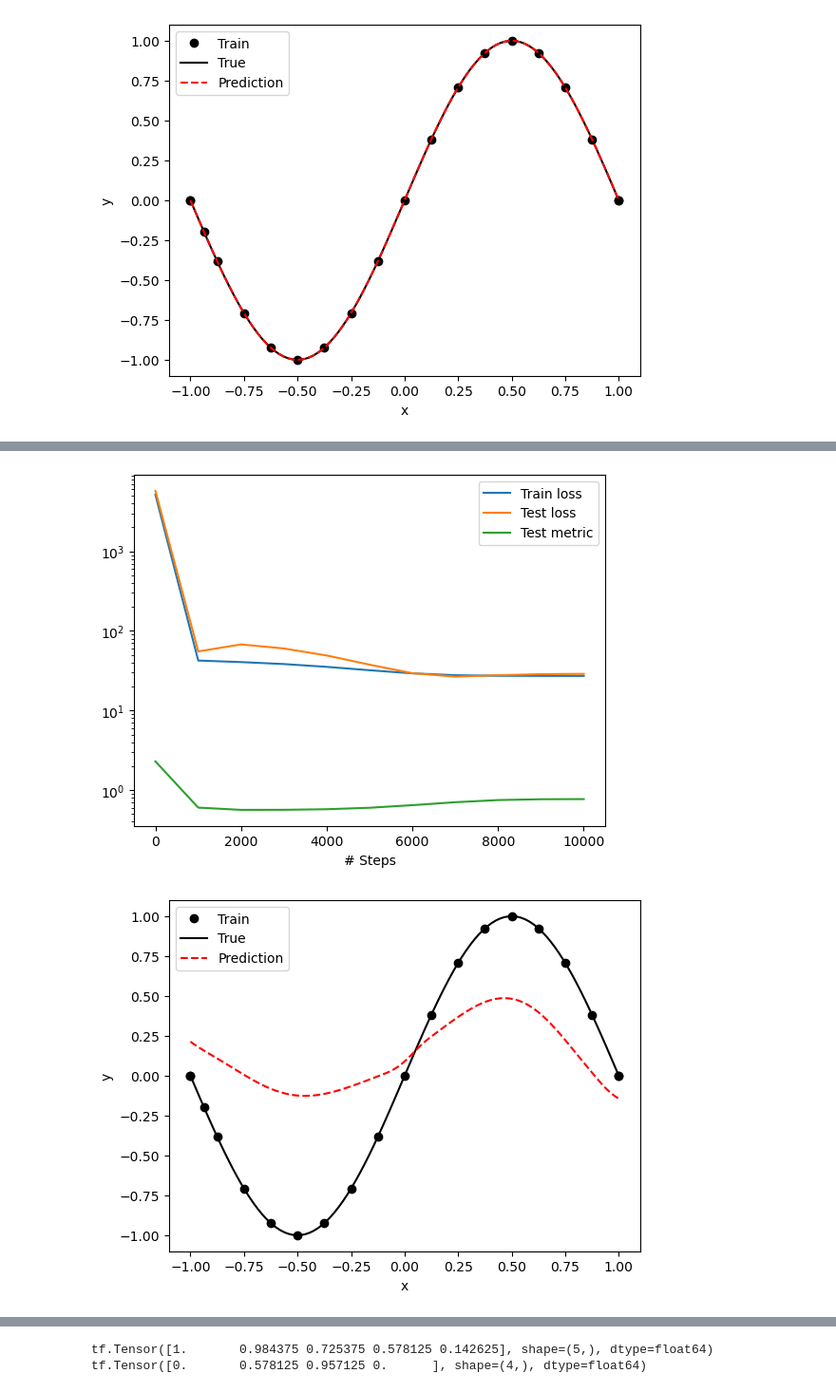
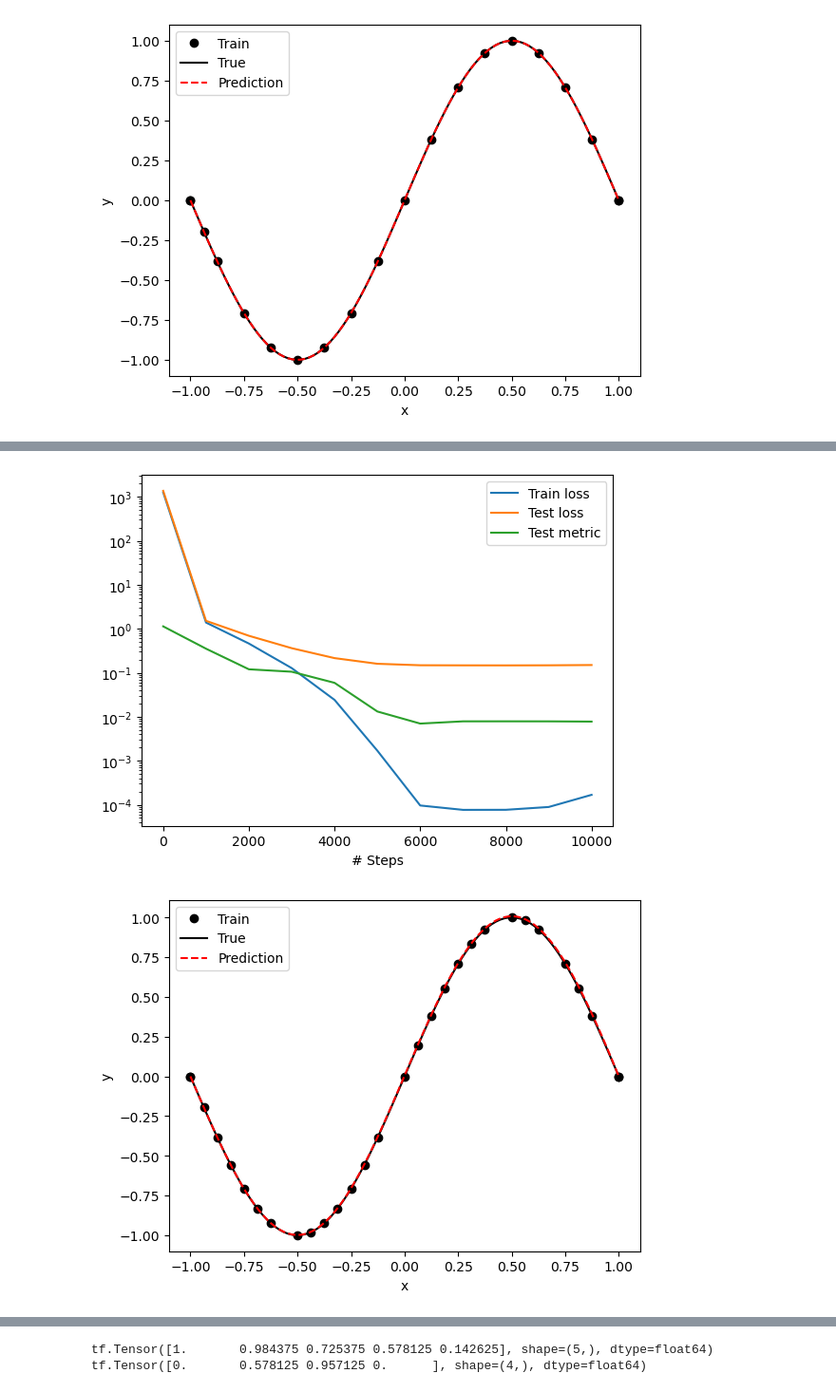
Before and after one commit to ZIB012/pacs, a Jupyter notebook: code/my_ex/Poisson_1D_finale.ipynb, the cells around one changed output, grey strips where cells are left out. Shown at 95% size. Drawn from its saved outputs; the diff is of its cells as text; code cells hidden in the pictures.

```diff
--- a/code/my_ex/Poisson_1D_finale.ipynb
+++ b/code/my_ex/Poisson_1D_finale.ipynb
@@ -503,47 +503,49 @@ import numpy as np
 from deepxde.backend import tf
 
 c1 = - 0.16171875
-def func_dx(x):
-    res = (c1 + 1/5*x**5 - x**4 + 47/24*x**3 - 15/8*x**2 + 225/256*x)/0.001041666666667
+def func_dx(x, a=0):
+    res = (c1 + 1/5*(x-a)**5 - (x-a)**4 + 47/24*(x-a)**3 - 15/8*(x-a)**2 + 225/256*(x-a))/0.001041666666667
     return res
 
 c2 =  0.1627604166666665
-def func_sx(x):
-    res = (c2 + 1/5*x**5 + x**4 + 47/24*x**3 + 15/8*x**2 + 225/256*x)/0.001041666666666
+def func_sx(x, a=0):
+    res = (c2 + 1/5*(x-a)**5 + (x-a)**4 + 47/24*(x-a)**3 + 15/8*(x-a)**2 + 225/256*(x-a))/0.001041666666666
     return res
 
-def pou(x):
-    return tf.clip_by_value(1-func_dx(x), 0.0, 1.0) + tf.clip_by_value(func_sx(x), 0.0, 1.0)
+def pou(x, spost=0, tot=2):
+    return tf.clip_by_value(1-func_dx(x, spost - tot), 0.0, 1.0) + tf.clip_by_value(func_sx(x, spost), 0.0, 1.0) - 1
 
-@tf.function
-def psi(x):
-    #ar = np.zeros(x.shape[0])
-    #for i in range(x.shape[0]):
-        #print(tf.where(x[i] > 1 or x[i] < -1, 0.0, 1.0))
-        #ar[i] = tf.where(x[i] > 1 or x[i] < -1, 0.0, 1.0)
-    #return tf.convert_to_tensor(ar)
-    #return tf.sin(x)
-    #return tf.where(x > 1 or x < -1, 0.0, 1.0)
-    return tf.clip_by_value(1 + (0.25 + x)**3, 0.0, 1.0) + tf.clip_by_value(1 - (x - 0.25)**3, 0.0, 1.0) - 1
+def pou_dx(x, spost=0, tot=2):
+    return tf.clip_by_value(func_dx(x, spost-tot), 0.0, 1.0)
 
-def psi_dx(x):
-    return tf.clip_by_value(1 - (x - 0.25)**3, 0.0, 1.0)
+def pou_sx(x, spost=0, tot=2):
+    return tf.clip_by_value(1-func_sx(x, spost), 0.0, 1.0)
 
-def psi_sx(x):
-    return tf.clip_by_value(1 + (0.25 + x)**3, 0.0, 1.0)
+npart = 1
 
-def indicatrice(a,b):
-    return lambda x: psi((2*x-b-a)/(b-a))
+a, b = -1, 1
+arr = np.linspace(a, b, npart+1)
+total = b - a - (arr[-1] - arr[-2])
 
-def indicatrice_dx(a, b):
-    return lambda x: psi_dx((2*x-b-a)/(b-a))
+nn_indicatrici = [lambda xx: pou_sx(xx, spost=0, tot=total)]
+spostamento = [(arr[-1] - arr[-2])*i for i in range(npart)]
+spostamento.append(0)
+spostamento.append(0)
+for i in range(0, npart):
+    #spostamento = (arr[-1] - arr[-2])*i
+    '''
+    sx = np.linspace(-1.5 + spostamento, -0.5 + spostamento)
+    dx = np.linspace(0.5 + spostamento - total, 1.5 + spostamento - total)
 
-def indicatrice_sx(a,b):
-    return lambda x: psi_sx((2*x-b-a)/(b-a))
+    plt.plot(sx, func_sx(sx, spostamento))
+    plt.plot(dx, 1-func_dx(dx, +spostamento - total))
+    plt.show()
+    '''
+    nn_indicatrici.append(lambda xx: pou(xx, spost=spostamento[i], tot=total))
 
+nn_indicatrici.append(lambda xx: pou_dx(xx, spost=0, tot=0))
 
-npart = 2
-
+'''
 if npart == 1:
     nn_indicatrici = [lambda x: 1.0]
 else:
@@ -554,6 +556,7 @@ else:
     for i in range(1, npart-1):
         nn_indicatrici.append(lambda x: pou((2*x-arr[i+1]-arr[i])/(arr[i+1]-arr[i])))
     nn_indicatrici.append(lambda x: func_dx((2*x-arr[-1]-arr[-2])/(arr[-1]-arr[-2])))
+'''
 
 
 def pde(x, y):
@@ -571,9 +574,9 @@ def func(x):
 
 geom = dde.geometry.Interval(-1, 1)
 bc = dde.icbc.DirichletBC(geom, func, boundary)
-data = dde.data.PDE(geom, pde, bc, 16, 2, solution=func, num_test=100)
+data = dde.data.PDE(geom, pde, bc, 26, 2, solution=func, num_test=100)
 
-M = 10
+M = 30
 layer_size = [1] + [M]  +  [1]
 
 activation = ["sin", 'linear']
@@ -613,2 +612,2 @@ Saving test data to c:\Users\Marco\Documents\GitHub\pacs\code\my_ex\test.dat ...
-[figure, old version]
+[figure, new version]
-[figure, old version]
+[figure, new version]
```
Also changed, not shown: parts of 3 cells of this notebook, 4 other files.
